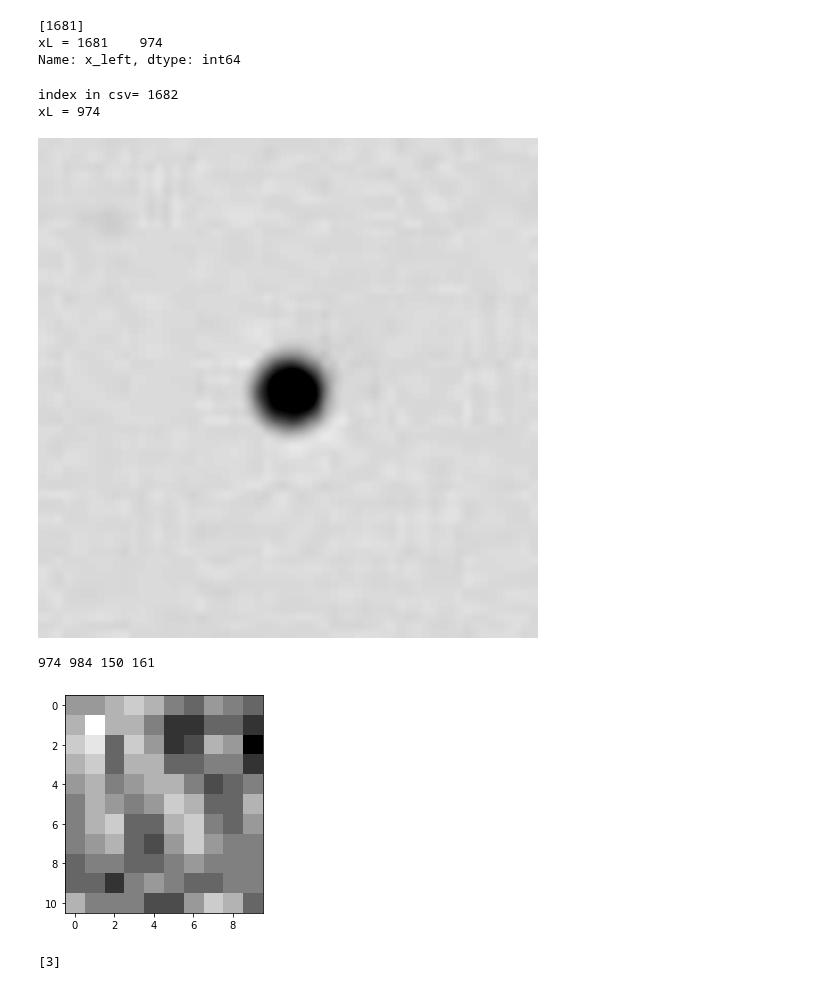
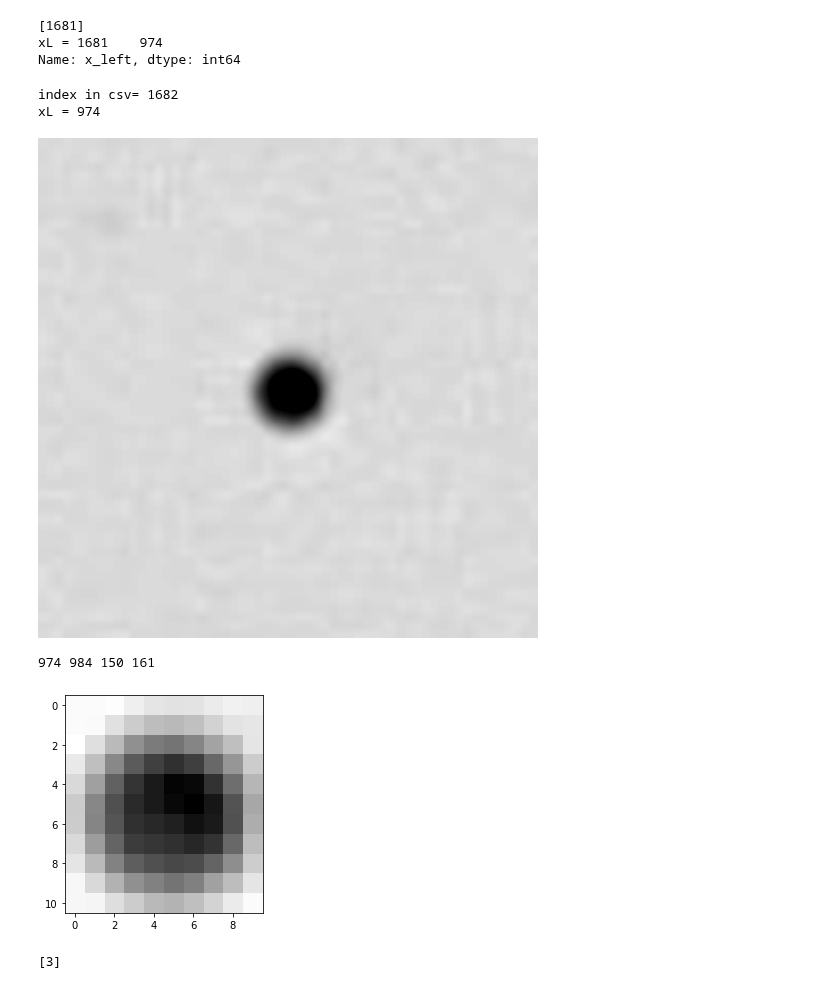
Before and after one commit to Scottholman33/KBI, a Jupyter notebook: KBI_Python_Start.ipynb, the cells around one changed output. Drawn from its saved outputs; the diff is of its cells as text; code cells hidden in the pictures.

Commit message:
Fixed image.io silicone picture

```diff
--- a/KBI_Python_Start.ipynb
+++ b/KBI_Python_Start.ipynb
@@ -272,35 +272,35 @@ img2=img2.resize((500,500))
 
 #image brightness enhancer
 enhancer = ImageEnhance.Contrast(img2)
 
 #factor = 1 #gives original image
 #im_output = enhancer.enhance(factor)
 #im_output.save('original-image.png')
 
 #factor = 0.5 #decrease constrast
 #im_output = enhancer.enhance(factor)
 #im_output.save('less-contrast-image.png')
 
 factor = 1.8 #increase contrast
 img2_output = enhancer.enhance(factor)
 
 display(img2_output)
 
 # import and read image
-img = io.imread("11 Fiber_5200-3196_191021-10271 Image_00005.jpg")
+img = io.imread("04_Silicon_Oil_Image_00001.jpg")
 cropped = img[yT:yB,xL:xR]
 #img[img < 128] = 0
 
 # display the grayscale image
 fig, ax = plt.subplots()
 plt.imshow(cropped, cmap="gray")
 print(xL,xR,yT,yB)
 # %% [output]
 index in csv= 1682
 xL = 974
 [figure]
 974 984 150 161
-[figure, old version]
+[figure, new version]
 # %%
 
 #import imageio.v3 as iio
```
